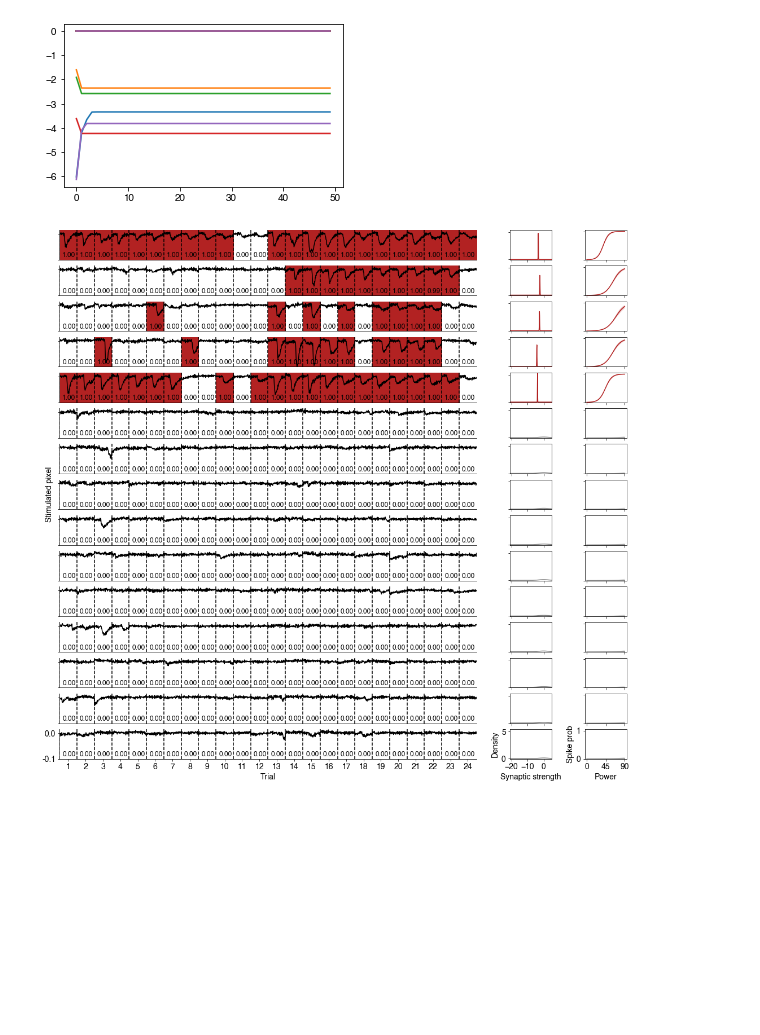
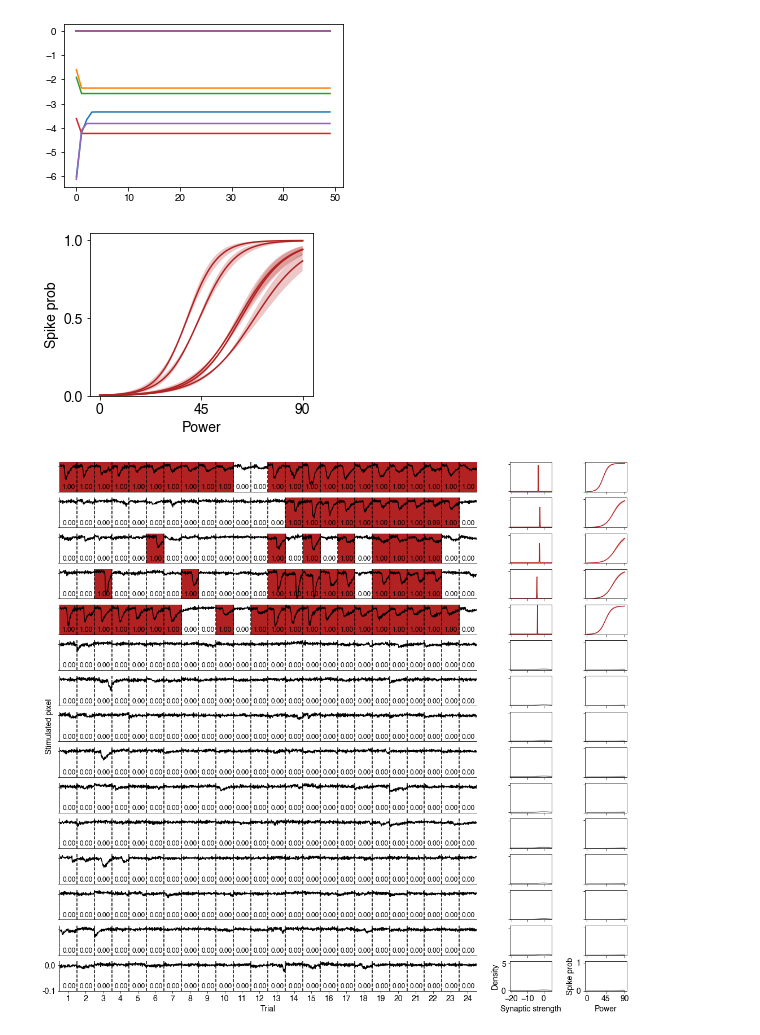
Before and after one commit to marcustriplett/circuitmap, a Jupyter notebook: notebooks/testing_nots_on_expt_data.ipynb, the cells around one changed output. Drawn from its saved outputs; the diff is of its cells as text; code cells hidden in the pictures; blank space fills up the shorter version.

```diff
--- a/notebooks/testing_nots_on_expt_data.ipynb
+++ b/notebooks/testing_nots_on_expt_data.ipynb
@@ -99,6 +99,24 @@ postmax = np.max(post)
 
 def sigmoid(x):
     return 1/(1 + np.exp(-x))
+# %%
+plt.figure(figsize=(4, 3))
+for n in range(5):
+    if alpha[n] < 0.5:
+        sigcol = 'gray'
+    else:
+        sigcol = 'firebrick'
+    plt.plot(sigmoid(phi[n, 0] * Irng - phi[n, 1]), color=sigcol)
+    plt.fill_between(Irng, sigmoid(plow[n, 0] * Irng - plow[n, 1]), sigmoid(phigh[n, 0] * Irng - phigh[n, 1]), facecolor=sigcol, edgecolor='None', alpha=0.25)
+plt.xlabel('Power', fontsize=fontsize)
+plt.ylabel('Spike prob', fontsize=fontsize)
+plt.ylim([0, 1.05])
+plt.yticks([0, 0.5, 1], fontsize=fontsize)
+plt.xticks([0, 45, 90], fontsize=fontsize)
+# plt.savefig('receptive_field_posteriors_%s.png'%fname, format='png', dpi=200, bbox_inches='tight', facecolor='white')
+plt.show()
+# %% [output]
+[figure, added]
 # %%
 trial_breaks = np.arange(0, trial_length * n_repeats + 1, trial_length)
 
```
Also changed, not shown: parts of 2 cells of this notebook, 1 other file.
